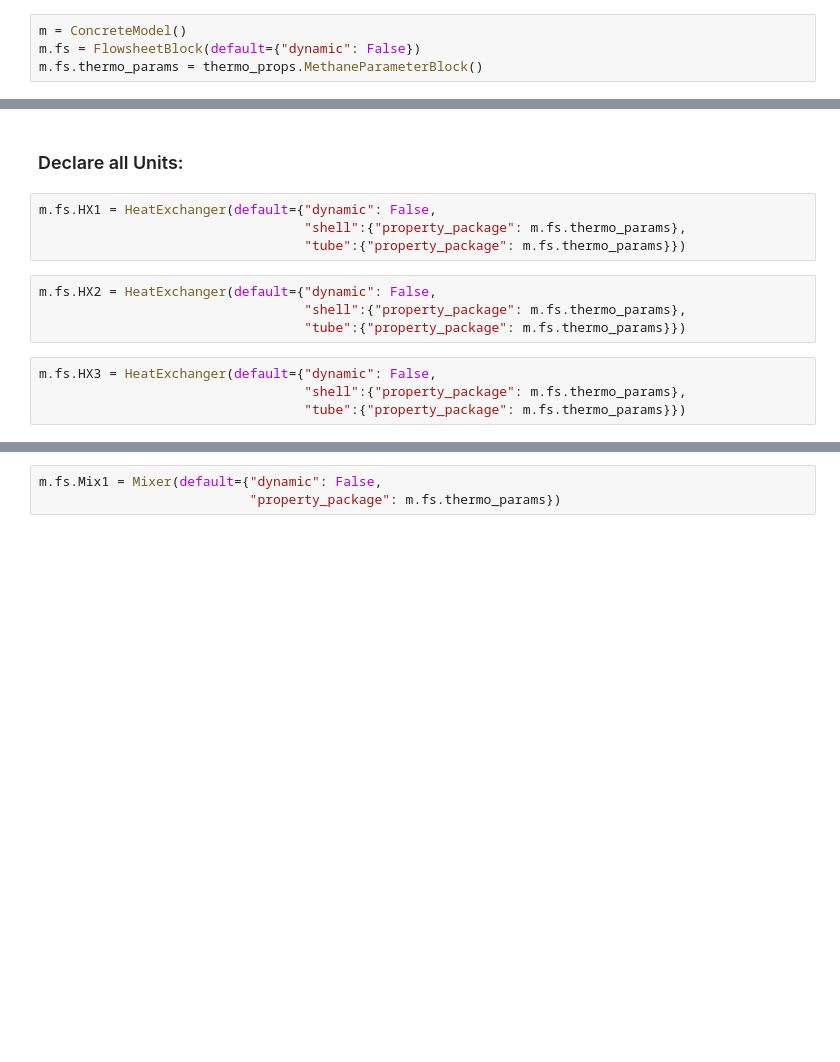
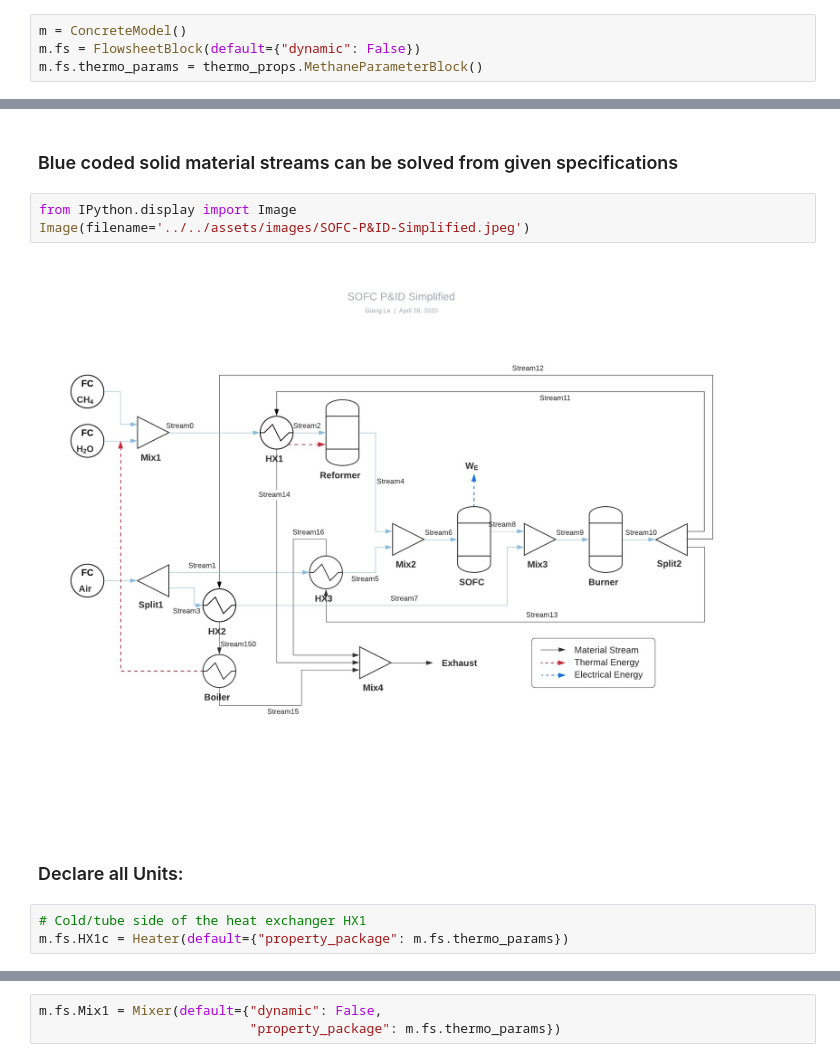
Before and after one commit to NGFC-Lib/NGFC-Lib, a Jupyter notebook: jupyter/idaes-pse-NGFC-model/NGFC-model.ipynb, the cells around one changed output, grey strips where cells are left out. Drawn from its saved outputs; the diff is of its cells as text; blank space fills up the shorter version.

```diff
--- a/jupyter/idaes-pse-NGFC-model/NGFC-model.ipynb
+++ b/jupyter/idaes-pse-NGFC-model/NGFC-model.ipynb
@@ -90,14 +101,12 @@ T_FC_ex_out = 750 + 273.15
+# %% [markdown]
+### Blue coded solid material streams can be solved from given specifications
+# %%
+from IPython.display import Image
+Image(filename='../../assets/images/SOFC-P&ID-Simplified.jpeg')
+# %% [output]
+[figure, added]
 # %% [markdown]
 ### Declare all Units:
-# %%
-m.fs.HX1 = HeatExchanger(default={"dynamic": False,
-                                  "shell":{"property_package": m.fs.thermo_params},
-                                  "tube":{"property_package": m.fs.thermo_params}})
-# %%
-m.fs.HX2 = HeatExchanger(default={"dynamic": False,
-                                  "shell":{"property_package": m.fs.thermo_params},
-                                  "tube":{"property_package": m.fs.thermo_params}})
-# %%
-m.fs.HX3 = HeatExchanger(default={"dynamic": False,
-                                  "shell":{"property_package": m.fs.thermo_params},
-                                  "tube":{"property_package": m.fs.thermo_params}})
+# %%
+# Cold/tube side of the heat exchanger HX1
+m.fs.HX1c = Heater(default={"property_package": m.fs.thermo_params})
```
Also changed, not shown: parts of 107 cells of this notebook.
